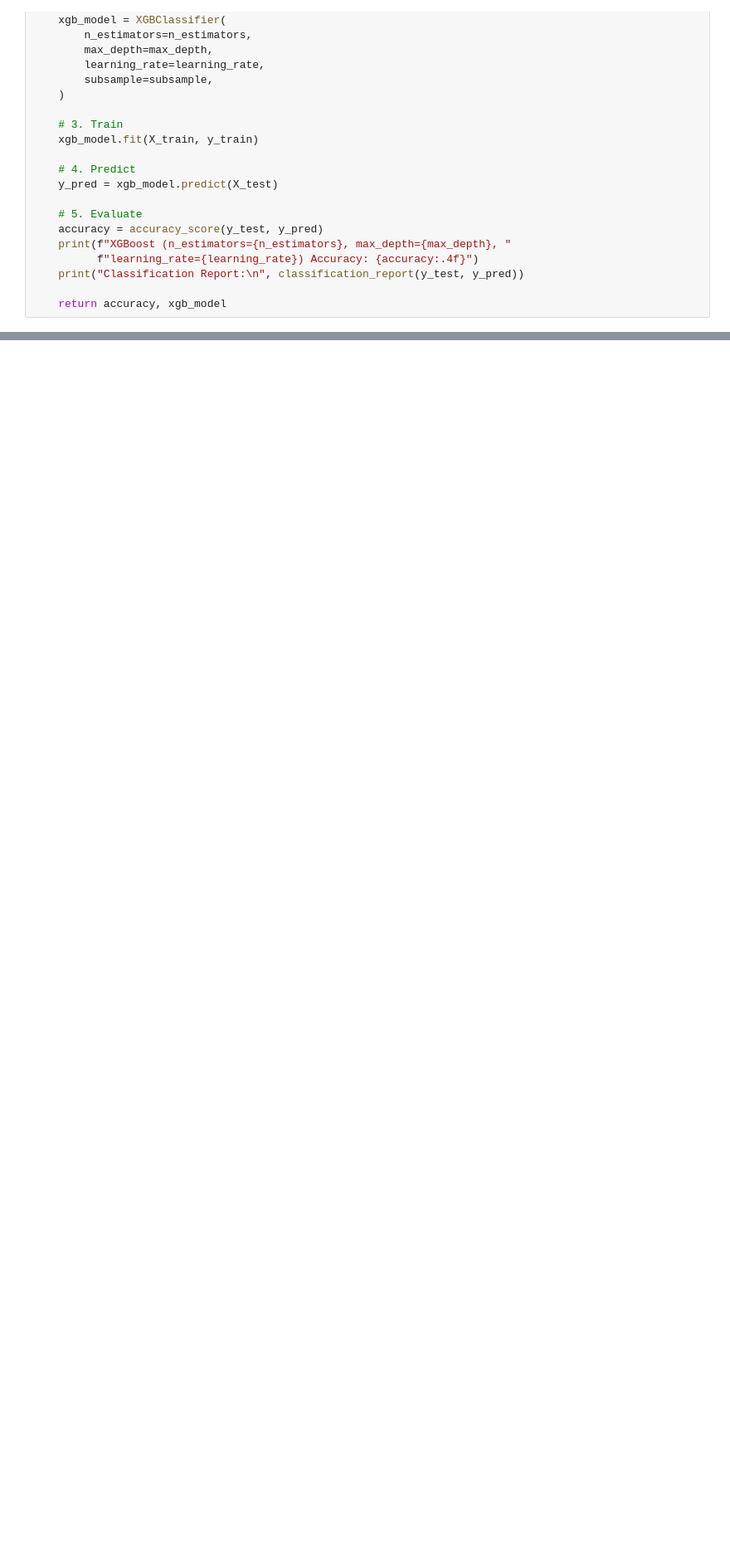
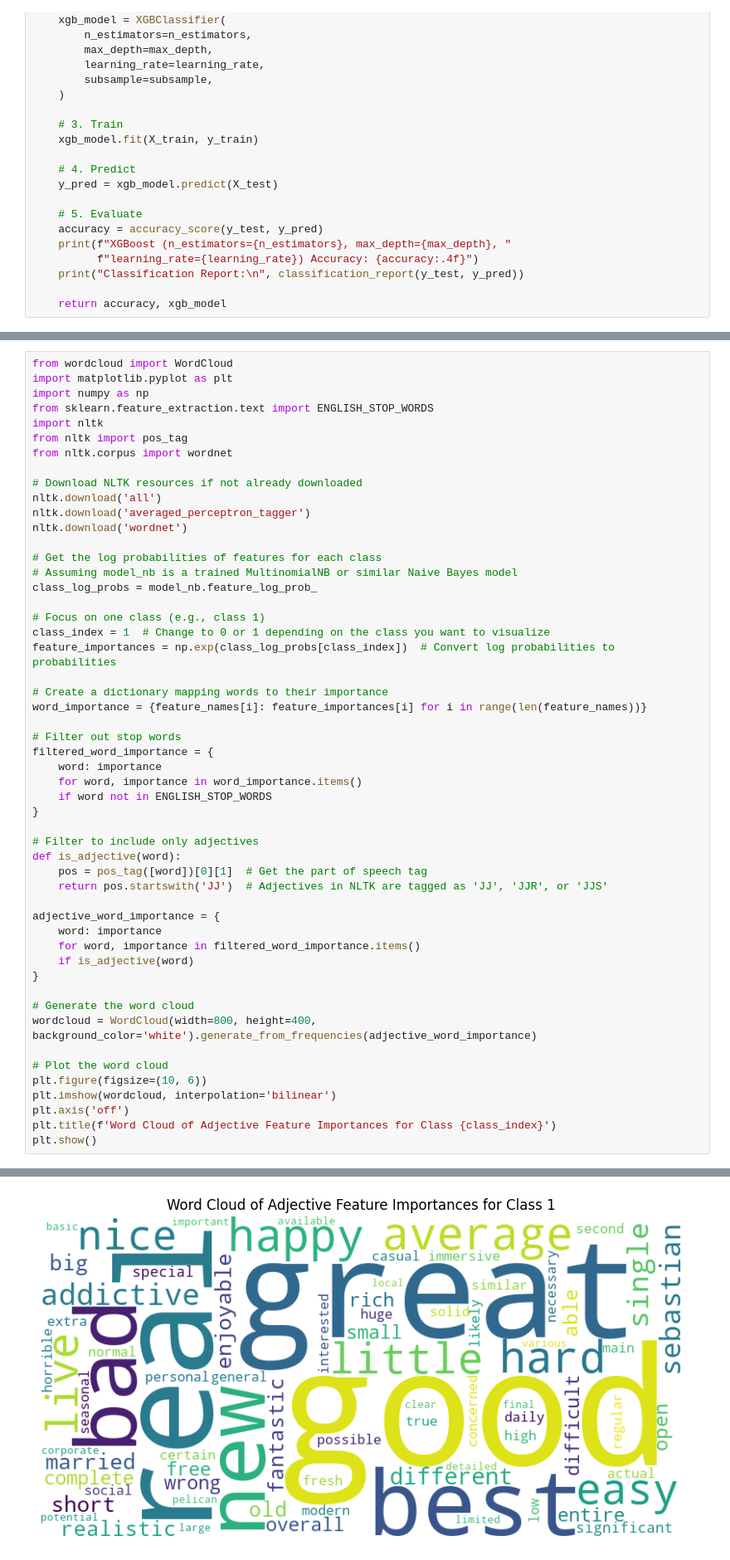
Before and after one commit to Jkwokhk/CS506, a Jupyter notebook: main.ipynb, the cells around one changed output, grey strips where cells are left out. Shown at 83% size. Cells and saved outputs as stored; diff of their text form; blank space fills up the shorter version.

```diff
--- a/main.ipynb
+++ b/main.ipynb
@@ -276,0 +345,53 @@ NameError: name 'X_tfidf' is not defined
+# %%
+from wordcloud import WordCloud
+import matplotlib.pyplot as plt
+import numpy as np
+from sklearn.feature_extraction.text import ENGLISH_STOP_WORDS
+import nltk
+from nltk import pos_tag
+from nltk.corpus import wordnet
+
+# Download NLTK resources if not already downloaded
+nltk.download('all')
+nltk.download('averaged_perceptron_tagger')
+nltk.download('wordnet')
+
+# Get the log probabilities of features for each class
+# Assuming model_nb is a trained MultinomialNB or similar Naive Bayes model
+class_log_probs = model_nb.feature_log_prob_
+
+# Focus on one class (e.g., class 1)
+class_index = 1  # Change to 0 or 1 depending on the class you want to visualize
+feature_importances = np.exp(class_log_probs[class_index])  # Convert log probabilities to probabilities
+
+# Create a dictionary mapping words to their importance
+word_importance = {feature_names[i]: feature_importances[i] for i in range(len(feature_names))}
+
+# Filter out stop words
+filtered_word_importance = {
+    word: importance
+    for word, importance in word_importance.items()
+    if word not in ENGLISH_STOP_WORDS
+}
+
+# Filter to include only adjectives
+def is_adjective(word):
+    pos = pos_tag([word])[0][1]  # Get the part of speech tag
+    return pos.startswith('JJ')  # Adjectives in NLTK are tagged as 'JJ', 'JJR', or 'JJS'
+
+adjective_word_importance = {
+    word: importance
+    for word, importance in filtered_word_importance.items()
+    if is_adjective(word)
+}
+
+# Generate the word cloud
+wordcloud = WordCloud(width=800, height=400, background_color='white').generate_from_frequencies(adjective_word_importance)
+
+# Plot the word cloud
+plt.figure(figsize=(10, 6))
+plt.imshow(wordcloud, interpolation='bilinear')
+plt.axis('off')
+plt.title(f'Word Cloud of Adjective Feature Importances for Class {class_index}')
+plt.show()
+# %% [output]
@@ -276,0 +415 @@ NameError: name 'X_tfidf' is not defined
+[figure, added]
```
Also changed, not shown: parts of 6 cells of this notebook.
